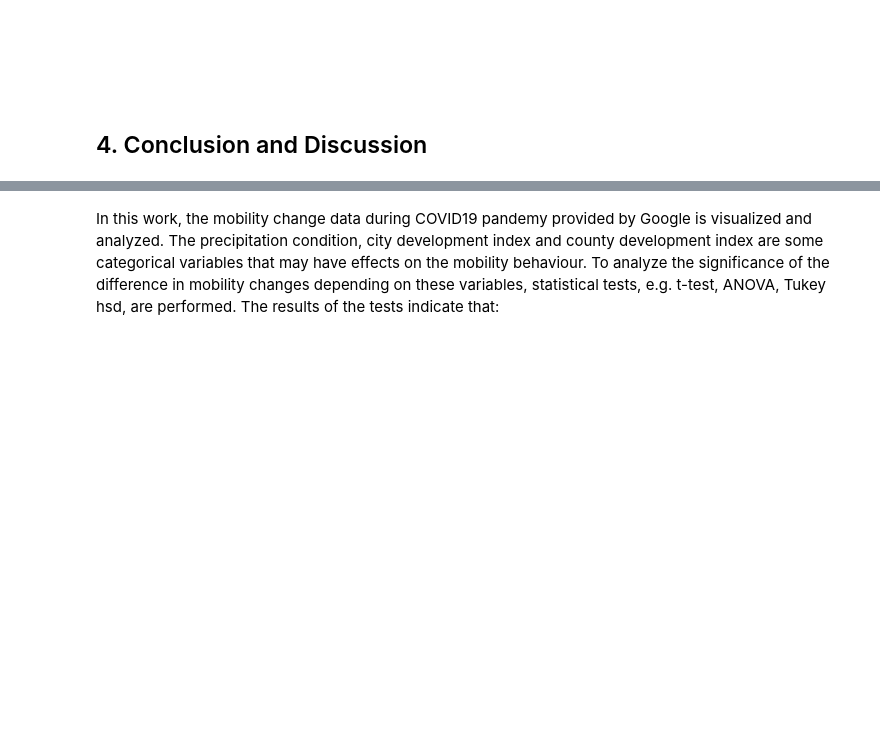
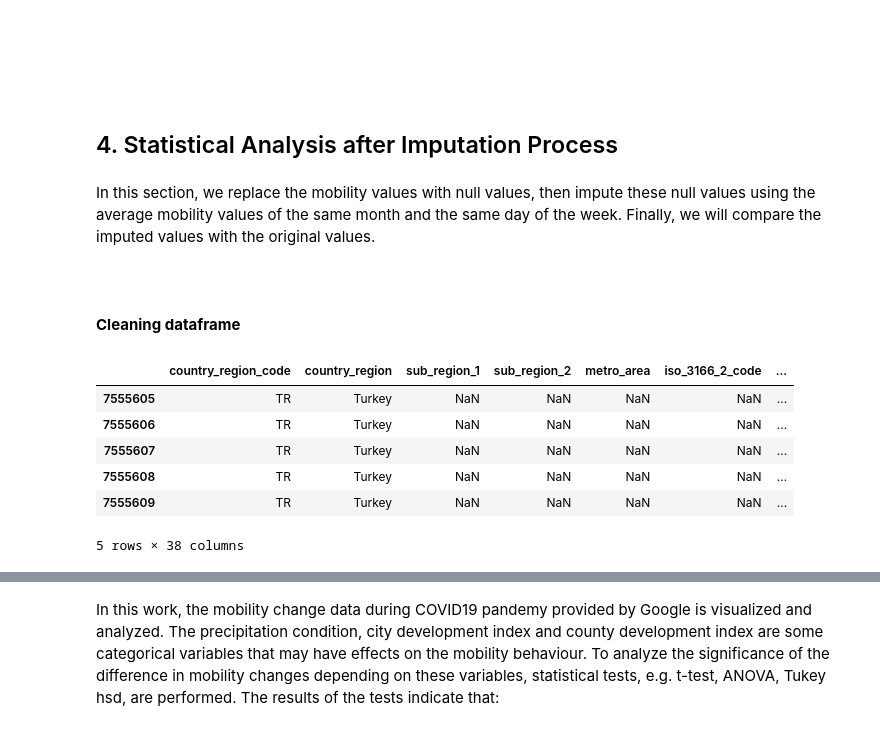
Before and after one commit to DrFarukAydin/data-science-portfolio, a Jupyter notebook: statistical-analysis/mobility-statistical-tests.ipynb, the cells around one changed output, grey strips where cells are left out. Drawn from its saved outputs; the diff is of its cells as text; code cells hidden in the pictures; blank space fills up the shorter version.

```diff
--- a/statistical-analysis/mobility-statistical-tests.ipynb
+++ b/statistical-analysis/mobility-statistical-tests.ipynb
@@ -545,4 +527,18 @@ Based on the result of Dunn Test, we can conclude that we reject the null hypoth
 # %% [markdown]
 <br><br><br>
 # %% [markdown]
-## 4. Conclusion and Discussion
+## 4. Statistical Analysis after Imputation Process
+# %% [markdown]
+In this section, we replace the mobility values with null values, then impute these null values using the average mobility values of the same month and the same day of the week. Finally, we will compare the imputed values with the original values.
+# %% [markdown]
+<br><br>**Cleaning dataframe**
+# %%
+df_tr.head()
+# %% [output]
+|  | country_region_code | country_region | sub_region_1 | sub_region_2 | metro_area | iso_3166_2_code | ... |
+| 7555605 | TR | Turkey | NaN | NaN | NaN | NaN | ... |
+| 7555606 | TR | Turkey | NaN | NaN | NaN | NaN | ... |
+| 7555607 | TR | Turkey | NaN | NaN | NaN | NaN | ... |
+| 7555608 | TR | Turkey | NaN | NaN | NaN | NaN | ... |
+| 7555609 | TR | Turkey | NaN | NaN | NaN | NaN | ... |
+5 rows × 38 columns
```
Also changed, not shown: parts of 44 cells of this notebook.
